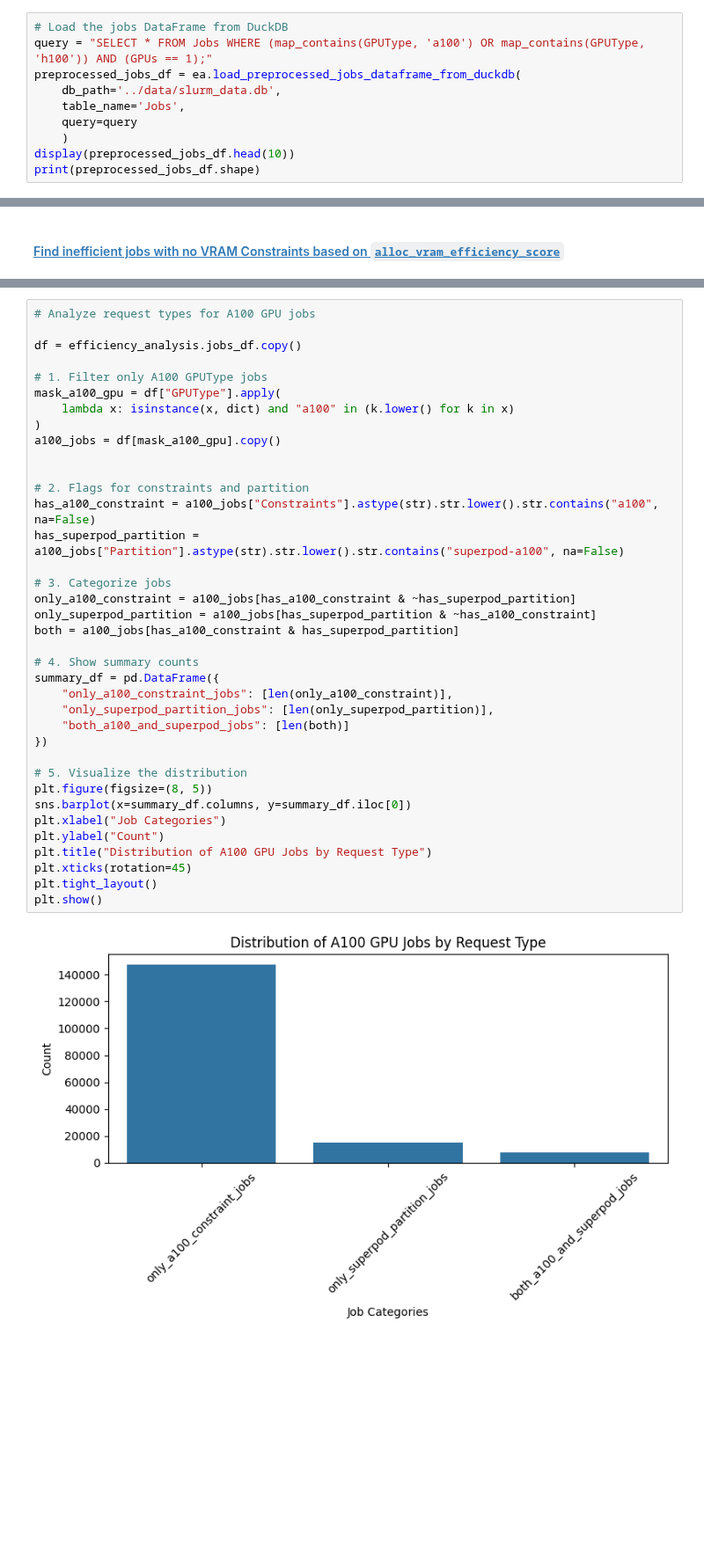
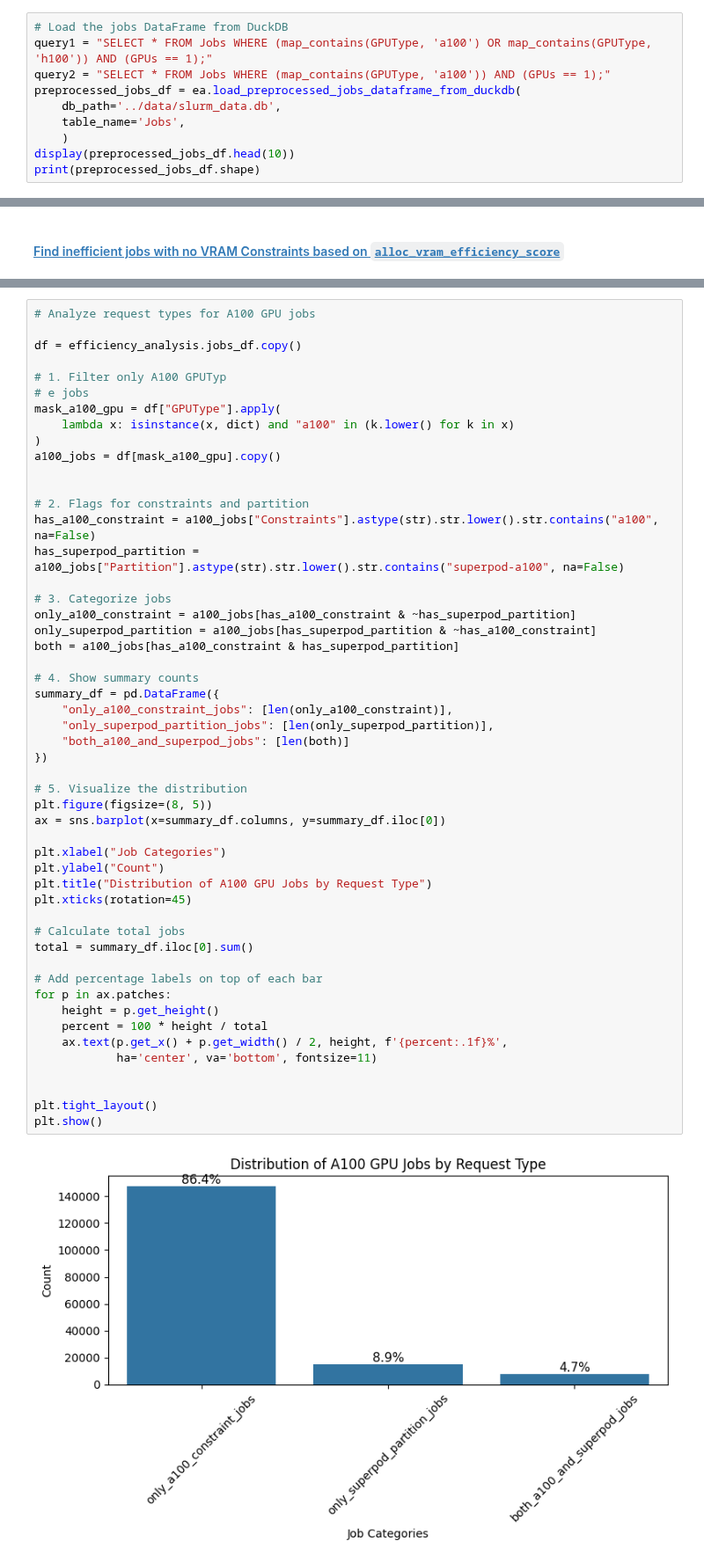
Before and after one commit to UnityHPC/ds4cg-job-analytics, a Jupyter notebook: notebooks/A100_Analysis.ipynb, the cells around one changed output, grey strips where cells are left out. Shown at 88% size. Saved outputs shown, nothing was run; the diff lists cells and outputs as text; blank space fills up the shorter version.

Commit message:
committing changes for a100 visualizations

```diff
--- a/notebooks/A100_Analysis.ipynb
+++ b/notebooks/A100_Analysis.ipynb
@@ -62,10 +59,10 @@ The autoreload extension is already loaded. To reload it, use:
 # %%
 # Load the jobs DataFrame from DuckDB
-query = "SELECT * FROM Jobs WHERE (map_contains(GPUType, 'a100') OR map_contains(GPUType, 'h100')) AND (GPUs == 1);"
+query1 = "SELECT * FROM Jobs WHERE (map_contains(GPUType, 'a100') OR map_contains(GPUType, 'h100')) AND (GPUs == 1);"
+query2 = "SELECT * FROM Jobs WHERE (map_contains(GPUType, 'a100')) AND (GPUs == 1);"
 preprocessed_jobs_df = ea.load_preprocessed_jobs_dataframe_from_duckdb(
     db_path='../data/slurm_data.db',
     table_name='Jobs',
-    query=query
     )
 display(preprocessed_jobs_df.head(10))
 print(preprocessed_jobs_df.shape)
@@ -636,37 +609,51 @@ plt.show()
 
 df = efficiency_analysis.jobs_df.copy()
 
-# 1. Filter only A100 GPUType jobs
+# 1. Filter only A100 GPUTyp
+# e jobs
 mask_a100_gpu = df["GPUType"].apply(
     lambda x: isinstance(x, dict) and "a100" in (k.lower() for k in x)
 )
 a100_jobs = df[mask_a100_gpu].copy()
 
 
 # 2. Flags for constraints and partition
 has_a100_constraint = a100_jobs["Constraints"].astype(str).str.lower().str.contains("a100", na=False)
 has_superpod_partition = a100_jobs["Partition"].astype(str).str.lower().str.contains("superpod-a100", na=False)
 
 # 3. Categorize jobs
 only_a100_constraint = a100_jobs[has_a100_constraint & ~has_superpod_partition]
 only_superpod_partition = a100_jobs[has_superpod_partition & ~has_a100_constraint]
 both = a100_jobs[has_a100_constraint & has_superpod_partition]
 
 # 4. Show summary counts
 summary_df = pd.DataFrame({
     "only_a100_constraint_jobs": [len(only_a100_constraint)],
     "only_superpod_partition_jobs": [len(only_superpod_partition)],
     "both_a100_and_superpod_jobs": [len(both)]
 })
 
 # 5. Visualize the distribution
 plt.figure(figsize=(8, 5))
-sns.barplot(x=summary_df.columns, y=summary_df.iloc[0])
+ax = sns.barplot(x=summary_df.columns, y=summary_df.iloc[0])
+
 plt.xlabel("Job Categories")
 plt.ylabel("Count")
 plt.title("Distribution of A100 GPU Jobs by Request Type")
 plt.xticks(rotation=45)
+
+# Calculate total jobs
+total = summary_df.iloc[0].sum()
+
+# Add percentage labels on top of each bar
+for p in ax.patches:
+    height = p.get_height()
+    percent = 100 * height / total
+    ax.text(p.get_x() + p.get_width() / 2, height, f'{percent:.1f}%',
+            ha='center', va='bottom', fontsize=11)
+
+
 plt.tight_layout()
 plt.show()
 # %% [output]
-[figure, old version]
+[figure, new version]
```
Also changed, not shown: parts of 27 cells of this notebook, 1 other file.
